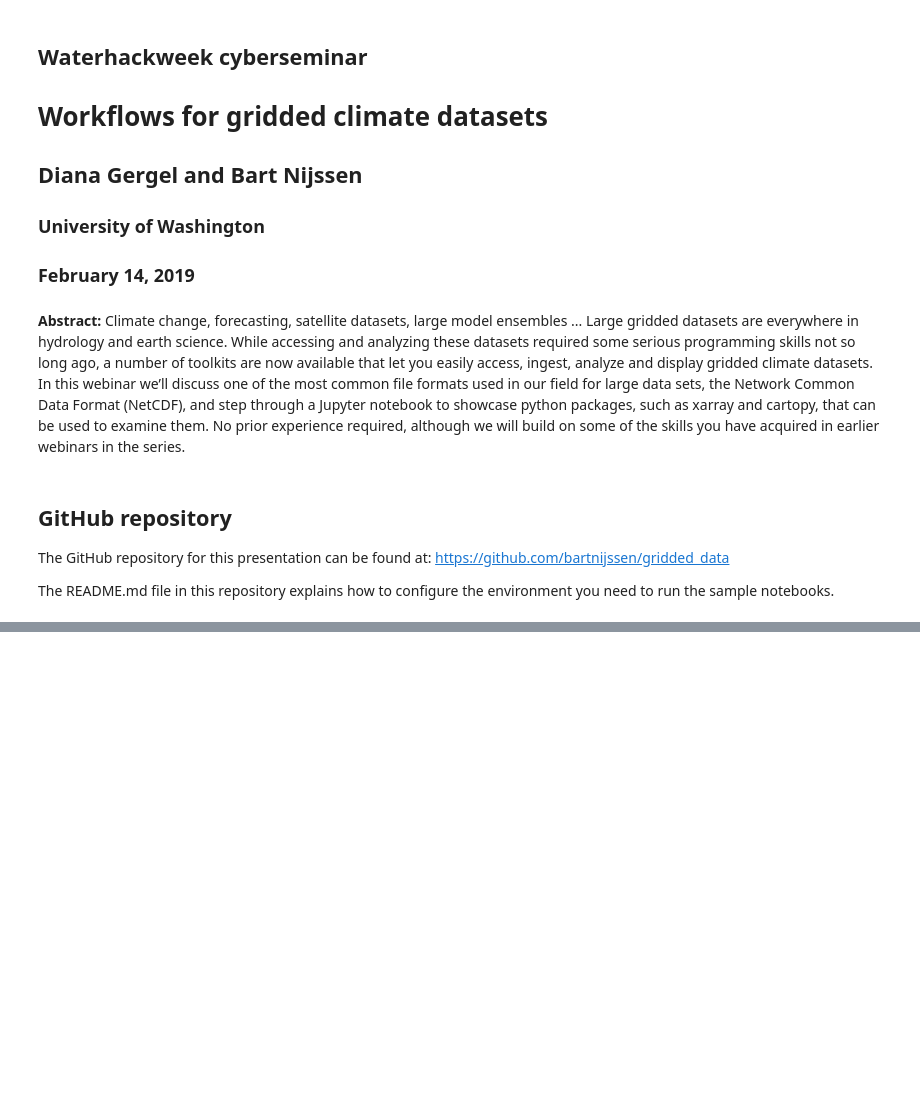
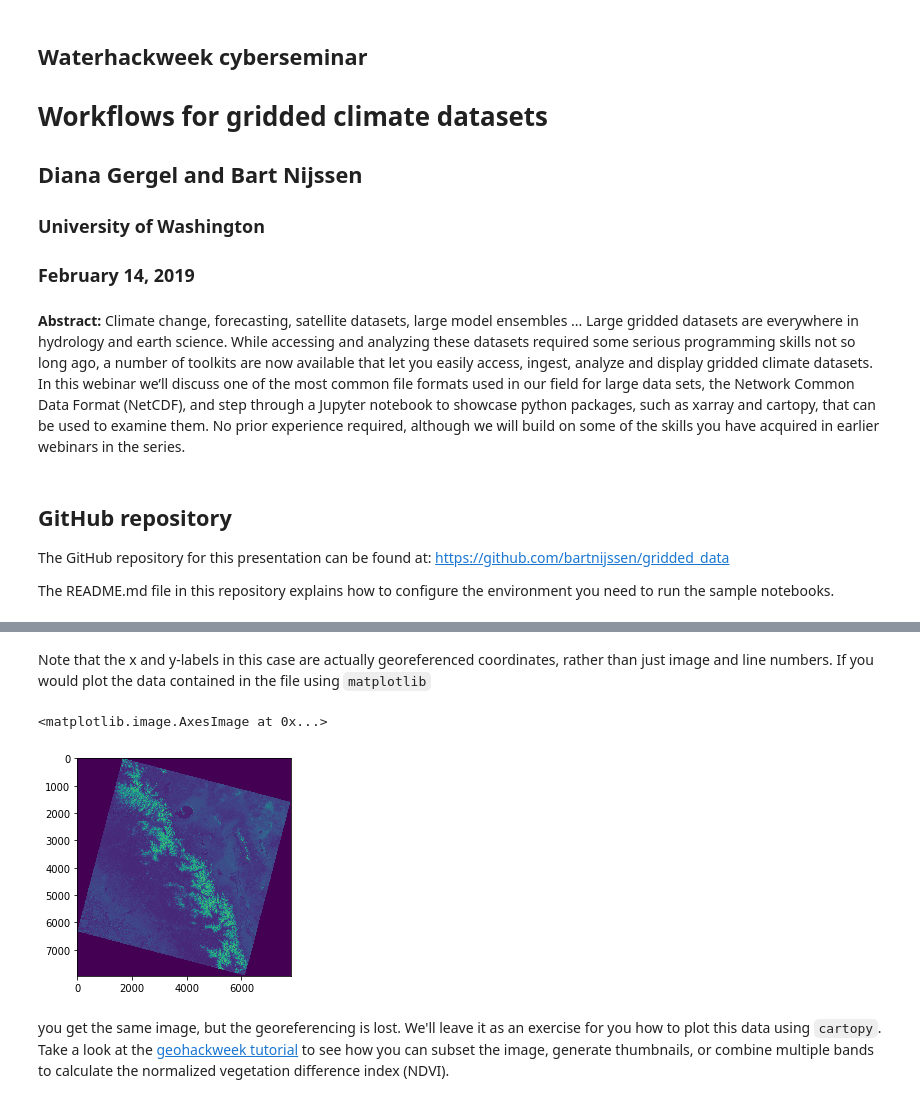
Before and after one commit to waterhackweek/gridded_data, a Jupyter notebook: gridded_data_4_rasterio.ipynb, the cells around one changed output, grey strips where cells are left out. Saved outputs shown, nothing was run; the diff lists cells and outputs as text; code cells hidden in the pictures; blank space fills up the shorter version.

```diff
--- a/gridded_data_4_rasterio.ipynb
+++ b/gridded_data_4_rasterio.ipynb
@@ -33,0 +57,2 @@ RasterioIOError: example.tif: No such file or directory
+# %%
+image_url = 'http://landsat-pds.s3.amazonaws.com/c1/L8/042/034/LC08_L1TP_042034_20170616_20170629_01_T1/LC08_L1TP_042034_20170616_20170629_01_T1_B4.TIF'
@@ -33,0 +104,2 @@ RasterioIOError: example.tif: No such file or directory
+# %%
+src = rasterio.open(image_url)
@@ -33,0 +130,2 @@ RasterioIOError: example.tif: No such file or directory
+# %%
+data = src.read(1)
@@ -33,0 +147,2 @@ RasterioIOError: example.tif: No such file or directory
+# %% [markdown]
+Note that the x and y-labels in this case are actually georeferenced coordinates, rather than just image and line numbers. If you would plot the data contained in the file using `matplotlib`
@@ -33,0 +151,7 @@ RasterioIOError: example.tif: No such file or directory
+# %%
+plt.imshow(data)
+# %% [output]
+<matplotlib.image.AxesImage at 0x...>
+[figure, added]
+# %% [markdown]
+you get the same image, but the georeferencing is lost. We'll leave it as an exercise for you how to plot this data using `cartopy`. Take a look at the [geohackweek tutorial](https://geohackweek.github.io/raster/04-workingwithrasters/) to see how you can subset the image, generate thumbnails, or combine multiple bands to calculate the normalized vegetation difference index (NDVI).
```
Also changed, not shown: parts of 29 cells of this notebook, 5 other files.
